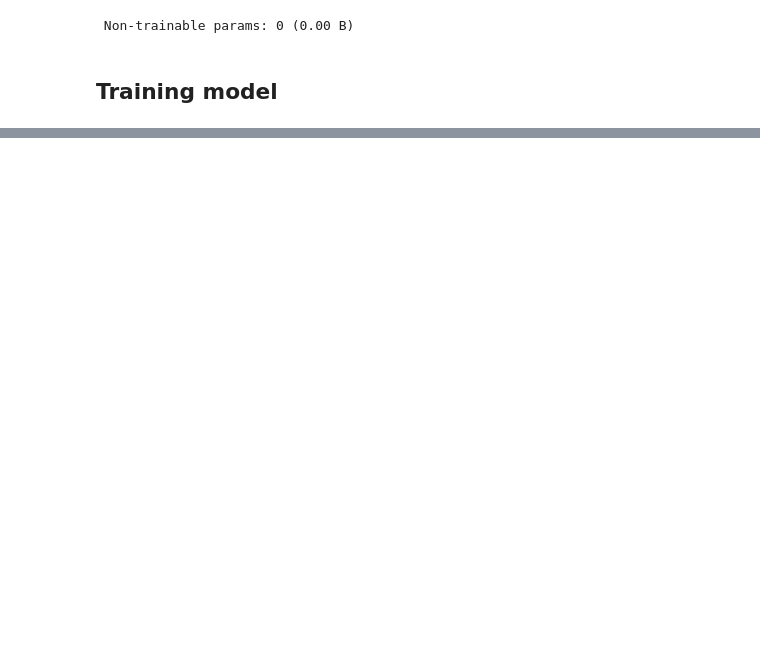
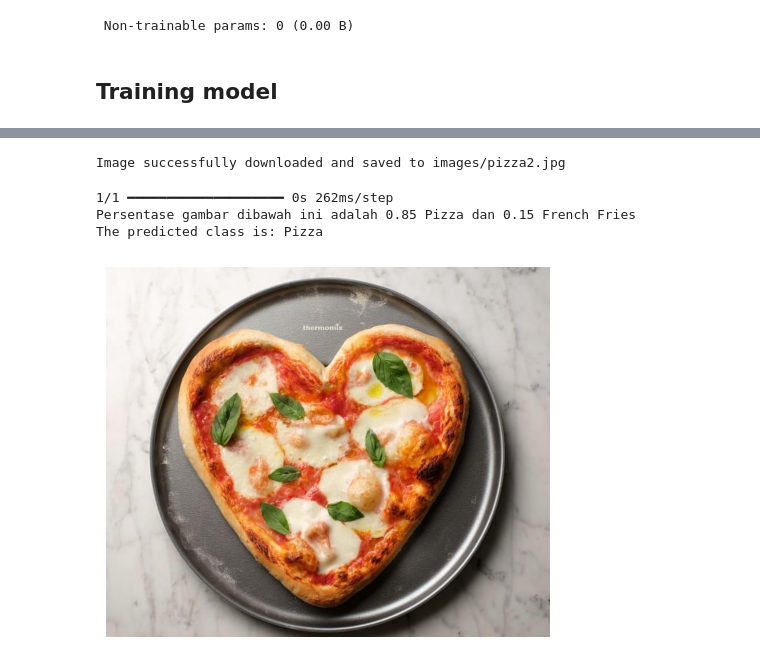
Before and after one commit to Cleign1/algoritma-deep-learning-gundar, a Jupyter notebook: tensorflow_create models.ipynb, the cells around one changed output, grey strips where cells are left out. Saved outputs shown, nothing was run; the diff lists cells and outputs as text; code cells hidden in the pictures; blank space fills up the shorter version.

```diff
--- a/tensorflow_create models.ipynb
+++ b/tensorflow_create models.ipynb
@@ -325,0 +310,19 @@ Epoch 39/1000
+# %%
+# Function to preprocess the image
+from tensorflow.keras.preprocessing import image
+
+model = tf.keras.models.load_model('model_binary_classification.keras')
+
+def preprocess_image(img_path):
+    img = image.load_img(img_path, target_size=(150, 150))
+    img_array = image.img_to_array(img)
+    img_array = np.expand_dims(img_array, axis=0)
+    img_array /= 255.0  # Rescale the image
+    return img_array
+
+# Function to make a prediction
+def predict_image(img_path):
+    img_array = preprocess_image(img_path)
+    prediction = model.predict(img_array)
+    print(f'Persentase gambar dibawah ini adalah {prediction[0][0]:.2f} Pizza dan {1 - prediction[0][0]:.2f} French Fries')
+    return 'Pizza' if prediction[0][0] > 0.5 else 'French Fries'
@@ -325,0 +350,19 @@ Epoch 39/1000
+# %%
+# Example usage
+url = 'https://assets.tmecosys.com/image/upload/t_web767x639/img/recipe/ras/Assets/d6c392a84e4f665424d710649452e7f9/Derivates/a6bdb196bee23faef1d8020319c7c64750ef7686.jpg'
+save_path = 'images/pizza2.jpg'
+download_image(url, save_path)
+# %% [output]
+Image successfully downloaded and saved to images/pizza2.jpg
+# %%
+# Example usage
+img_path = 'images/pizza2.jpg'
+plt.imshow(image.load_img(img_path))
+plt.axis('off')
+result = predict_image(img_path)
+print(f'Kelas yang Terprediksi adalah: {result}')
+# %% [output]
+1/1 ━━━━━━━━━━━━━━━━━━━━ 0s 262ms/step
+Persentase gambar dibawah ini adalah 0.85 Pizza dan 0.15 French Fries
+The predicted class is: Pizza
+[figure, added]
```
Also changed, not shown: parts of 23 cells of this notebook.
